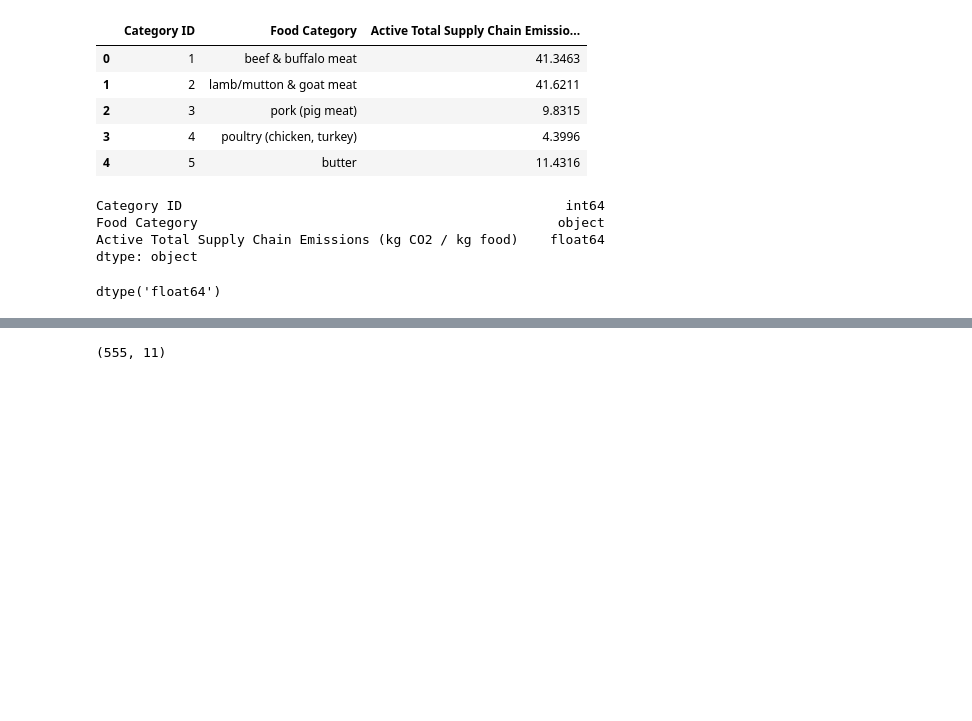
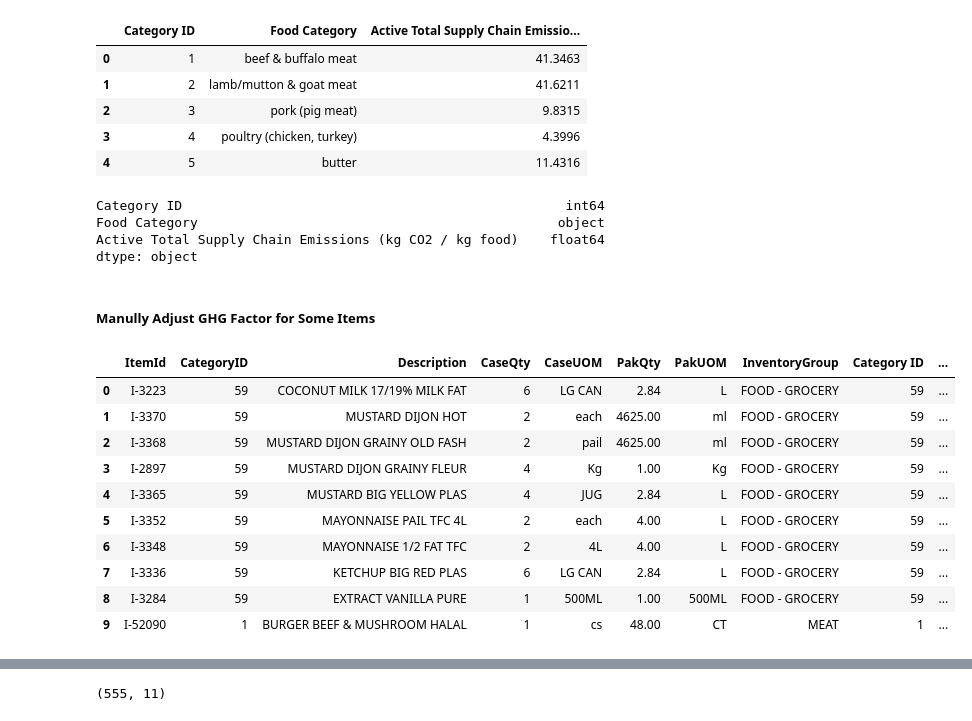
Before and after one commit to silviaaaaaaa/cffs-label, a Jupyter notebook: data analysis/ingre_analysis.ipynb, the cells around one changed output, grey strips where cells are left out. Saved outputs shown, nothing was run; the diff lists cells and outputs as text; code cells hidden in the pictures; blank space fills up the shorter version.

```diff
--- a/data analysis/ingre_analysis.ipynb
+++ b/data analysis/ingre_analysis.ipynb
@@ -528,7 +539,20 @@ mapping = pd.merge(df1, df2.loc[:,['Category ID','Food Category','Active Total S
 for index in mapping.index:
     if np.isnan(mapping.loc[index,'Category ID']):
         mapping.loc[index,'Active Total Supply Chain Emissions (kg CO2 / kg food)'] = 0
-# %%
-mapping.loc[337,'Category ID'].dtype
-# %% [output]
-dtype('float64')
+# %% [markdown]
+##### Manully Adjust GHG Factor for Some Items
+# %%
+Manual_GHG = pd.read_csv(os.path.join(os.getcwd(), "data", "processed", "Manual_Adjust_GHGe.csv"))
+Manual_GHG
+# %% [output]
+|  | ItemId | CategoryID | Description | CaseQty | CaseUOM | PakQty | PakUOM | InventoryGroup | Category ID | ... |
+| 0 | I-3223 | 59 | COCONUT MILK 17/19% MILK FAT | 6 | LG CAN | 2.84 | L | FOOD - GROCERY | 59 | ... |
+| 1 | I-3370 | 59 | MUSTARD DIJON HOT | 2 | each | 4625.00 | ml | FOOD - GROCERY | 59 | ... |
+| 2 | I-3368 | 59 | MUSTARD DIJON GRAINY OLD FASH | 2 | pail | 4625.00 | ml | FOOD - GROCERY | 59 | ... |
+| 3 | I-2897 | 59 | MUSTARD DIJON GRAINY FLEUR | 4 | Kg | 1.00 | Kg | FOOD - GROCERY | 59 | ... |
+| 4 | I-3365 | 59 | MUSTARD BIG YELLOW PLAS | 4 | JUG | 2.84 | L | FOOD - GROCERY | 59 | ... |
+| 5 | I-3352 | 59 | MAYONNAISE PAIL TFC 4L | 2 | each | 4.00 | L | FOOD - GROCERY | 59 | ... |
+| 6 | I-3348 | 59 | MAYONNAISE 1/2 FAT TFC | 2 | 4L | 4.00 | L | FOOD - GROCERY | 59 | ... |
+| 7 | I-3336 | 59 | KETCHUP BIG RED PLAS | 6 | LG CAN | 2.84 | L | FOOD - GROCERY | 59 | ... |
+| 8 | I-3284 | 59 | EXTRACT VANILLA PURE | 1 | 500ML | 1.00 | 500ML | FOOD - GROCERY | 59 | ... |
+| 9 | I-52090 | 1 | BURGER BEEF & MUSHROOM HALAL | 1 | cs | 48.00 | CT | MEAT | 1 | ... |
```
Also changed, not shown: parts of 10 cells of this notebook, 9 other files.
